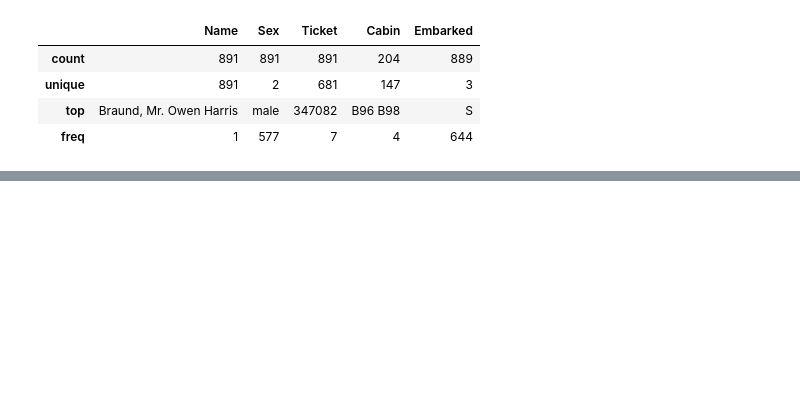
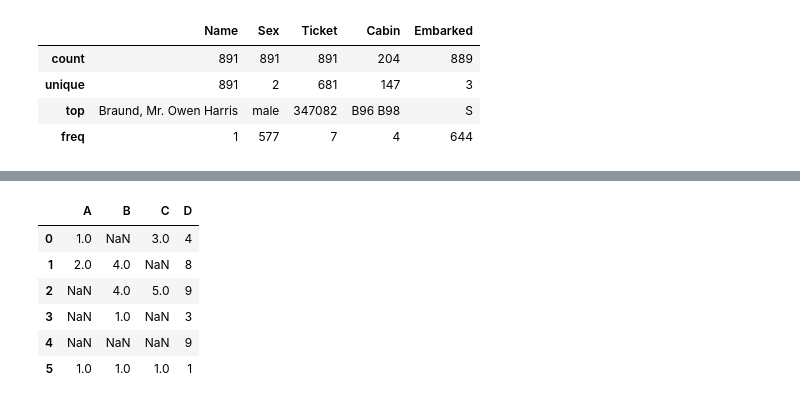
Before and after one commit to BhavyaDoriya/Python-2, a Jupyter notebook: T1/Pandas.ipynb, the cells around one changed output, grey strips where cells are left out. Cells and saved outputs as stored; diff of their text form; code cells hidden in the pictures; blank space fills up the shorter version.

```diff
--- a/T1/Pandas.ipynb
+++ b/T1/Pandas.ipynb
@@ -760,0 +776,11 @@ train_df.describe(include="object")
+# %%
+df=pd.DataFrame([[1,np.nan,3,4],[2,4,np.nan,8],[np.nan,4,5,9],[np.nan,1,np.nan,3],[np.nan,np.nan,np.nan,9],[1,1,1,1]],columns=["A","B","C","D"])
+df
+# %% [output]
+|  | A | B | C | D |
+| 0 | 1.0 | NaN | 3.0 | 4 |
+| 1 | 2.0 | 4.0 | NaN | 8 |
+| 2 | NaN | 4.0 | 5.0 | 9 |
+| 3 | NaN | 1.0 | NaN | 3 |
+| 4 | NaN | NaN | NaN | 9 |
+| 5 | 1.0 | 1.0 | 1.0 | 1 |
```
Also changed, not shown: parts of 37 cells of this notebook.
